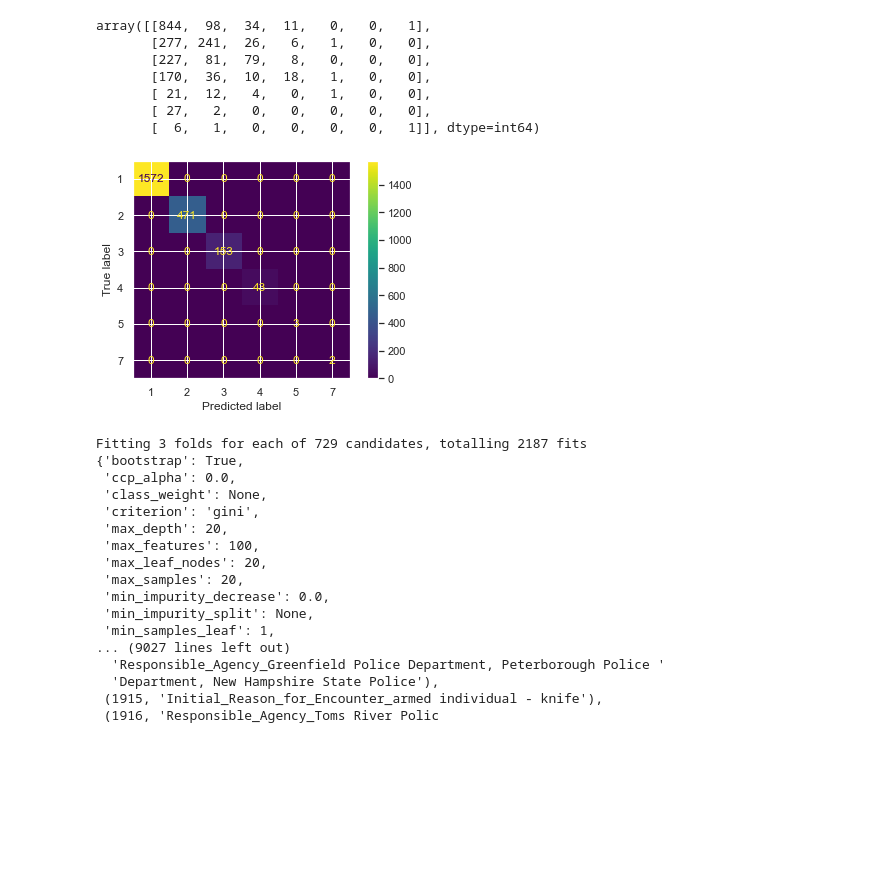
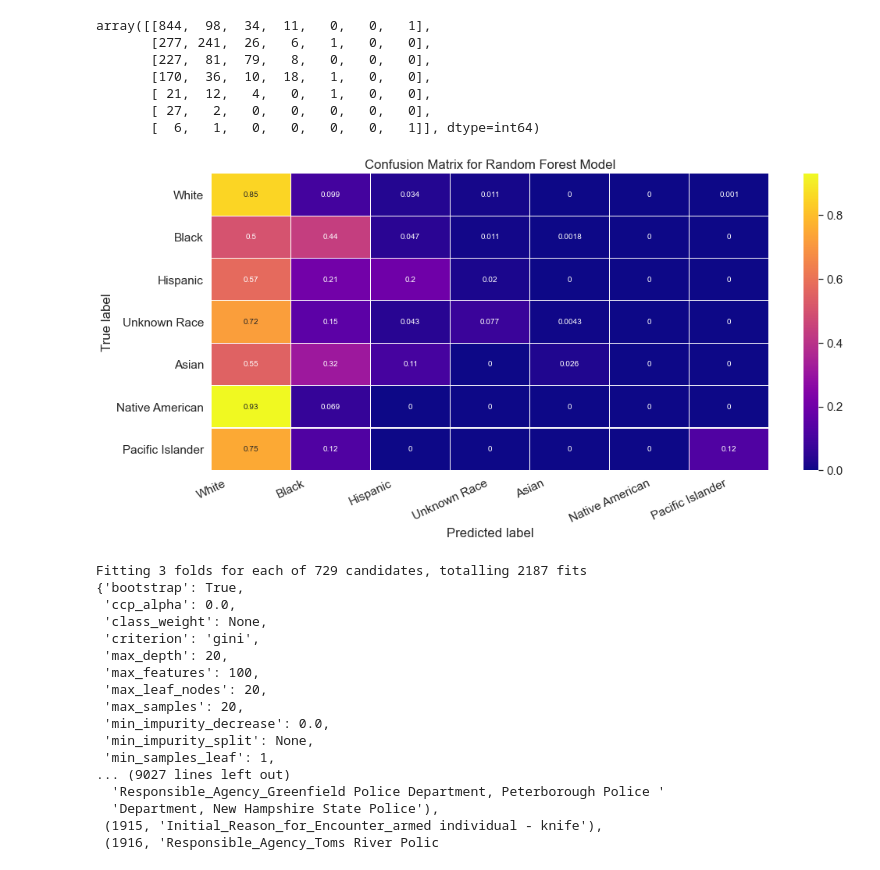
Before and after one commit to TamaraGR/Police_Violence_Analysis, a Jupyter notebook: Police_Violence_PCA.ipynb, the cells around one changed output. Cells and saved outputs as stored; diff of their text form; code cells hidden in the pictures; blank space fills up the shorter version.

Commit message:
updated confusion matrix charts

```diff
--- a/Police_Violence_PCA.ipynb
+++ b/Police_Violence_PCA.ipynb
@@ -389,7 +402,7 @@ y_train.shape
 rf_model = RandomForestClassifier()
 # %%
 # Fit the model
-rf_model = rf_model.fit(X_train, y_train.values.ravel())
+rf_model = rf_model.fit(X_train, y_train)
 # %%
 def multiclass_roc_auc_score(truth, pred, average="macro"):
     lb = LabelBinarizer()
@@ -434,12 +447,29 @@ array([[844,  98,  34,  11,   0,   0,   1],
        [ 21,  12,   4,   0,   1,   0,   0],
        [ 27,   2,   0,   0,   0,   0,   0],
        [  6,   1,   0,   0,   0,   0,   1]], dtype=int64)
-# %%
-# Plot confusion matrix
-fig = plot_confusion_matrix(rf_model, X_test, rf_y_pred)
-plt.show()
-# %% [output]
-[figure, removed]
+# %%
+# Get and reshape confusion matrix data
+matrix = confusion_matrix(y_test, rf_y_pred)
+matrix = matrix.astype('float') / matrix.sum(axis=1)[:, np.newaxis]
+
+# Build the plot
+plt.figure(figsize=(16,7))
+sns.set(font_scale=1.4)
+sns.heatmap(matrix, annot=True, annot_kws={'size':10},
+            cmap=plt.cm.plasma, linewidths=0.2)
+
+# Add labels to the plot
+class_names = ['White', 'Black', 'Hispanic', 'Unknown Race', 'Asian', 'Native American', 'Pacific Islander']
+tick_marks = np.arange(len(class_names))
+tick_marks2 = tick_marks + 0.5
+plt.xticks(tick_marks, class_names, rotation=25)
+plt.yticks(tick_marks2, class_names, rotation=0)
+plt.xlabel('Predicted label')
+plt.ylabel('True label')
+plt.title('Confusion Matrix for Random Forest Model')
+plt.show()
+# %% [output]
+[figure, added]
 # %%
 # Create the parameter grid based on the results of random search
 param_grid = {
```
Also changed, not shown: parts of 3 cells of this notebook.
